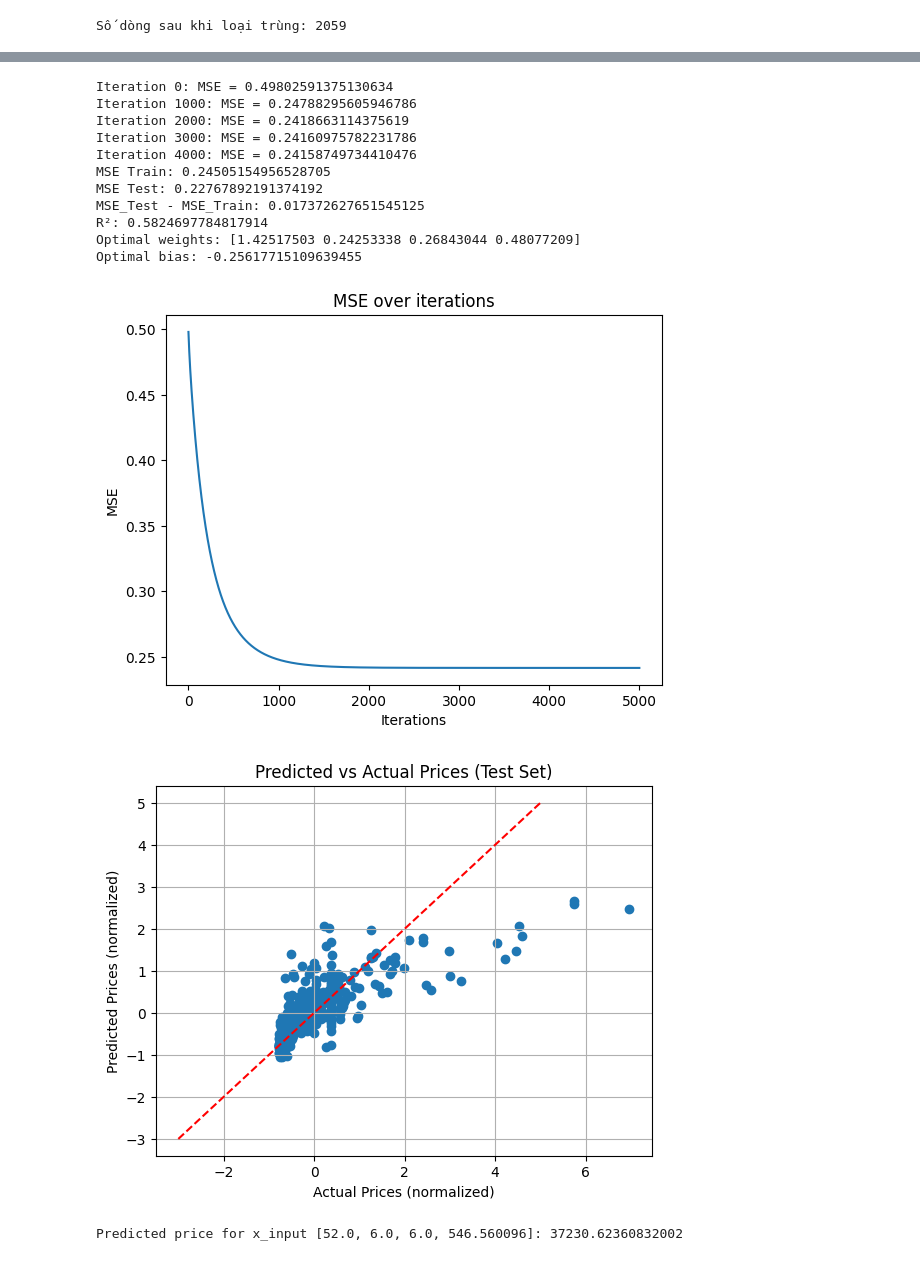
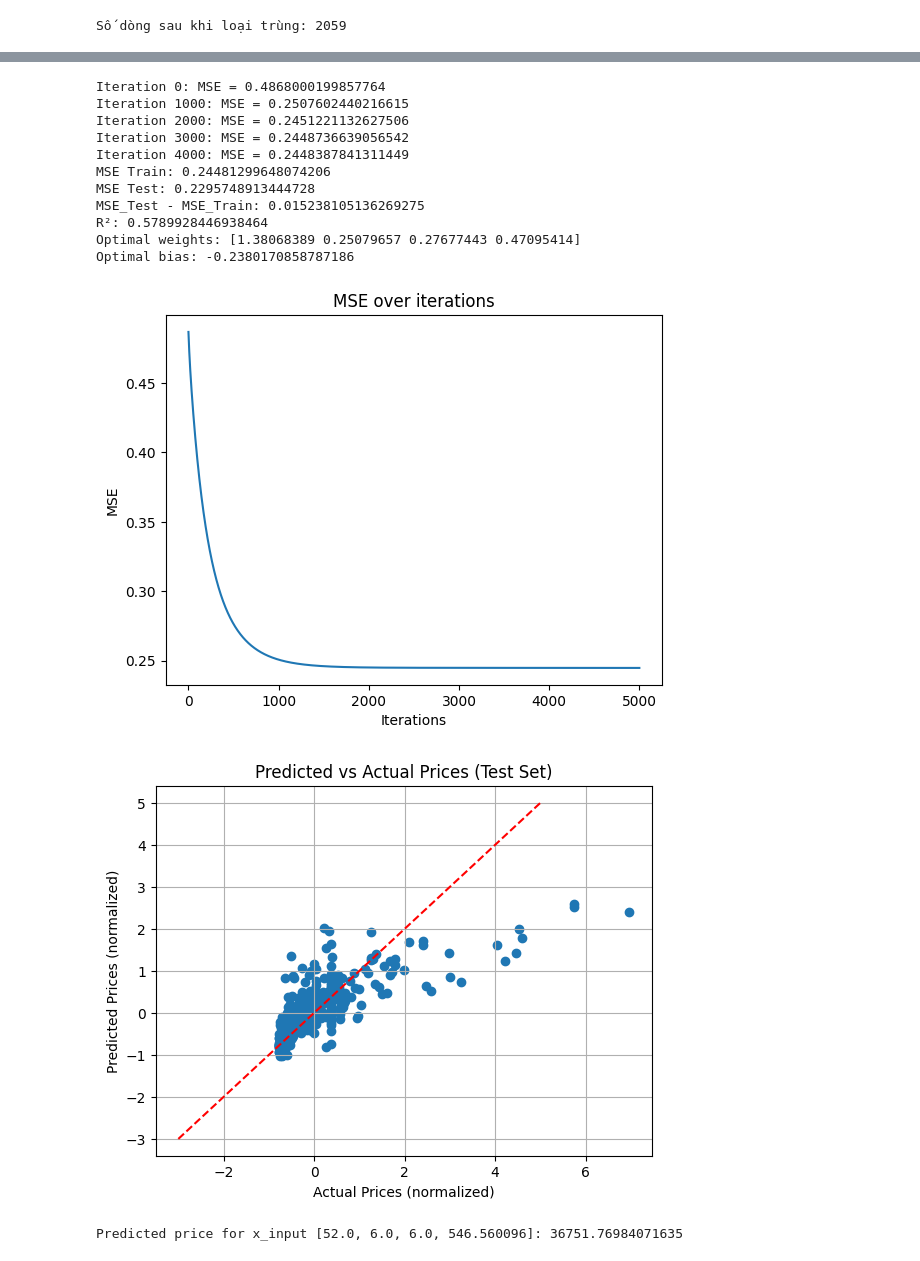
Before and after one commit to KhanhDang21/House_price_prediction, a Jupyter notebook: linear_regression.ipynb, the cells around one changed output, grey strips where cells are left out. Drawn from its saved outputs; the diff is of its cells as text; code cells hidden in the pictures.

```diff
--- a/linear_regression.ipynb
+++ b/linear_regression.ipynb
@@ -231,7 +231,7 @@ b_initial = 0
 learning_rate = 0.01
 iterations = 5000
 
-w_optimal, b_optimal, mse_history = gradient_descent(X, y, w_initial, b_initial, learning_rate, iterations)
+w_optimal, b_optimal, mse_history = gradient_descent(X_train, y_train, w_initial, b_initial, learning_rate, iterations)
 
 mse_train = compute_mse(X_train, y_train, w_optimal, b_optimal)
 mse_test = compute_mse(X_test, y_test, w_optimal, b_optimal)
@@ -252,44 +252,44 @@ print(f"Optimal weights: {w_optimal}")
 print(f"Optimal bias: {b_optimal}")
 
 predictions = hypothesis(X, w_optimal, b_optimal)
 predictions = predictions * y_std + y_mean
 
 plt.plot(range(iterations), mse_history)
 plt.xlabel("Iterations")
 plt.ylabel("MSE")
 plt.title("MSE over iterations")
 plt.show()
 
 plt.scatter(y_test, y_test_pred)
 plt.xlabel("Actual Prices (normalized)")
 plt.ylabel("Predicted Prices (normalized)")
 plt.title("Predicted vs Actual Prices (Test Set)")
 plt.plot([-3, 5], [-3, 5], 'r--')
 plt.grid(True)
 plt.show()
 
 def f(a, b, c, d, bias):
     normalized_features = np.array([a, b, c, d])
     normalized_features = (normalized_features - X_mean) / X_std
     result = np.dot(normalized_features, w_optimal) + b_optimal
     return result * y_std + y_mean
 
 x_input = [52.0, 6.0, 6.0, 546.560096]
 
 y_pred = f(*x_input, b_optimal)
 print(f"Predicted price for x_input {x_input}: {y_pred}")
 # %% [output]
-Iteration 0: MSE = 0.49802591375130634
-Iteration 1000: MSE = 0.24788295605946786
-Iteration 2000: MSE = 0.2418663114375619
-Iteration 3000: MSE = 0.24160975782231786
-Iteration 4000: MSE = 0.24158749734410476
-MSE Train: 0.24505154956528705
-MSE Test: 0.22767892191374192
-MSE_Test - MSE_Train: 0.017372627651545125
-R²: 0.5824697784817914
-Optimal weights: [1.42517503 0.24253338 0.26843044 0.48077209]
-Optimal bias: -0.25617715109639455
+Iteration 0: MSE = 0.4868000199857764
+Iteration 1000: MSE = 0.2507602440216615
+Iteration 2000: MSE = 0.2451221132627506
+Iteration 3000: MSE = 0.2448736639056542
+Iteration 4000: MSE = 0.2448387841311449
+MSE Train: 0.24481299648074206
+MSE Test: 0.2295748913444728
+MSE_Test - MSE_Train: 0.015238105136269275
+R²: 0.5789928446938464
+Optimal weights: [1.38068389 0.25079657 0.27677443 0.47095414]
+Optimal bias: -0.2380170858787186
-[figure, old version]
+[figure, new version]
-[figure, old version]
+[figure, new version]
-Predicted price for x_input [52.0, 6.0, 6.0, 546.560096]: 37230.62360832002
+Predicted price for x_input [52.0, 6.0, 6.0, 546.560096]: 36751.76984071635
```
